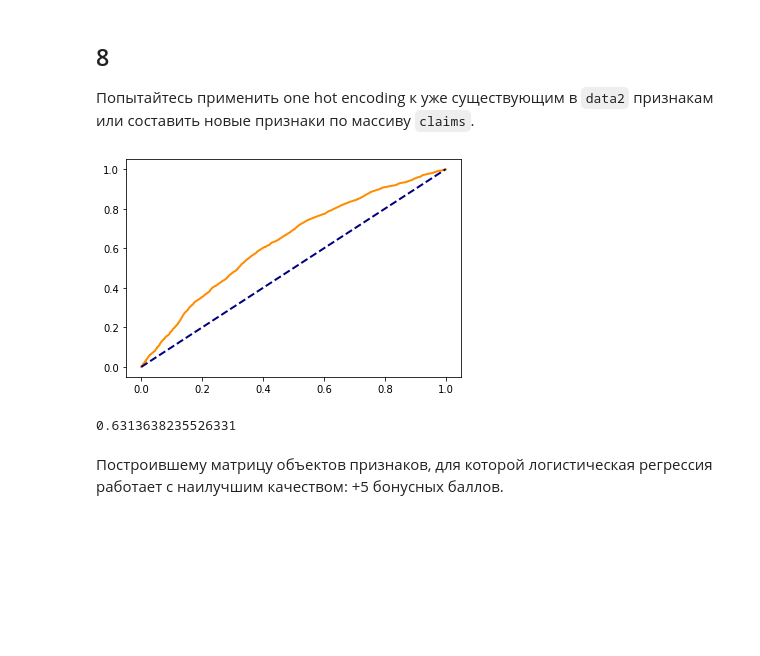
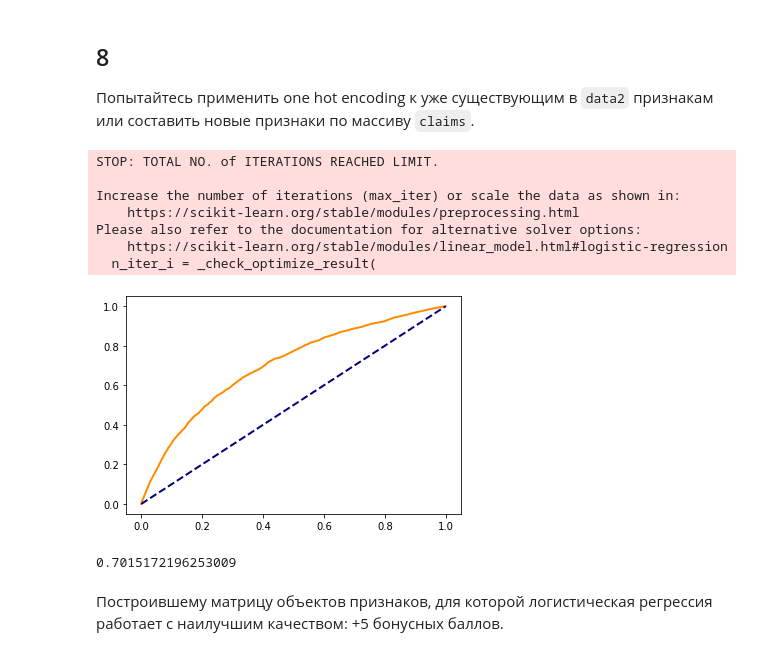
Before and after one commit to Debechelo/MachineLearning, a Jupyter notebook: lab_5/lab5-logistic-regression-ru.ipynb, the cells around one changed output. Drawn from its saved outputs; the diff is of its cells as text; code cells hidden in the pictures; blank space fills up the shorter version.

```diff
--- a/lab_5/lab5-logistic-regression-ru.ipynb
+++ b/lab_5/lab5-logistic-regression-ru.ipynb
@@ -54,7 +54,9 @@ f_LengthOfStay = claims.groupby(['MemberID']).LengthOfStay.sum()
 *Функции, которые могут пригодиться при решении: `.join()`*
 # %%
 data = days2
-data = data.join(f_Charlson).join(f_LengthOfStay).join(m['AgeAtFirstClaim'])
+data = data.join(f_Charlson)
+data = data.join(f_LengthOfStay)
+data = data.join(m['AgeAtFirstClaim'])
 data.head(5)
 # %% [output]
 |  | ClaimsTruncated | DaysInHospital | CharlsonIndex | LengthOfStay | AgeAtFirstClaim |
@@ -103,12 +105,23 @@ calcAUC(data2)
 # %% [markdown]
 ## 8
 Попытайтесь применить  one hot encoding к уже существующим в `data2` признакам или составить новые признаки по массиву `claims`.
-# %%
-data3 = data2.join(pd.get_dummies(claims.CharlsonIndex, prefix='CharlsonIndex')).\
-join(pd.get_dummies(claims.SupLOS, prefix='SupLOS'))
-calcAUC(data3)
-# %% [output]
-[figure, removed]
-0.6313638235526331
+# %%
+data3 = days2
+data3 = data3.join(pd.get_dummies(data2.CharlsonIndex, prefix='Charlson'))
+data3 = data3.join(pd.get_dummies(m.Sex, prefix='Pol'))
+data3 = data3.join(pd.get_dummies(data2.ClaimsTruncated, prefix='Claims'))
+data3 = data3.join(pd.get_dummies(data2.LengthOfStay, prefix='Length'))
+data3 = data3.join(pd.get_dummies(data2.AgeAtFirstClaim, prefix='AgeAtFirst'))
+calcAUC(data3)
+# %% [output]
+STOP: TOTAL NO. of ITERATIONS REACHED LIMIT.
+
+Increase the number of iterations (max_iter) or scale the data as shown in:
+    https://scikit-learn.org/stable/modules/preprocessing.html
+Please also refer to the documentation for alternative solver options:
+    https://scikit-learn.org/stable/modules/linear_model.html#logistic-regression
+  n_iter_i = _check_optimize_result(
+[figure, added]
+0.7015172196253009
 # %% [markdown]
 Построившему матрицу объектов признаков, для которой логистическая регрессия работает с наилучшим качеством: +5 бонусных баллов.
```
Also changed, not shown: parts of 2 cells of this notebook.
